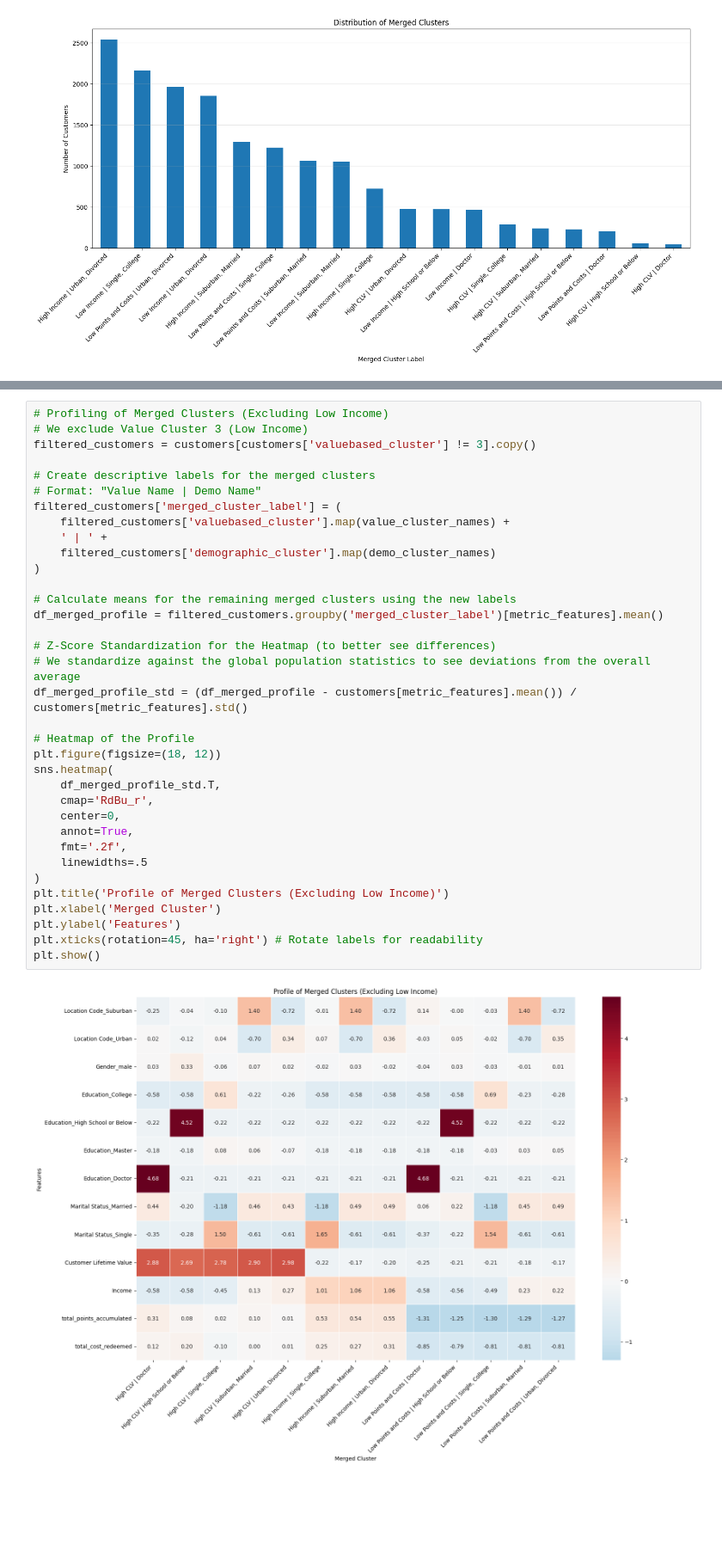
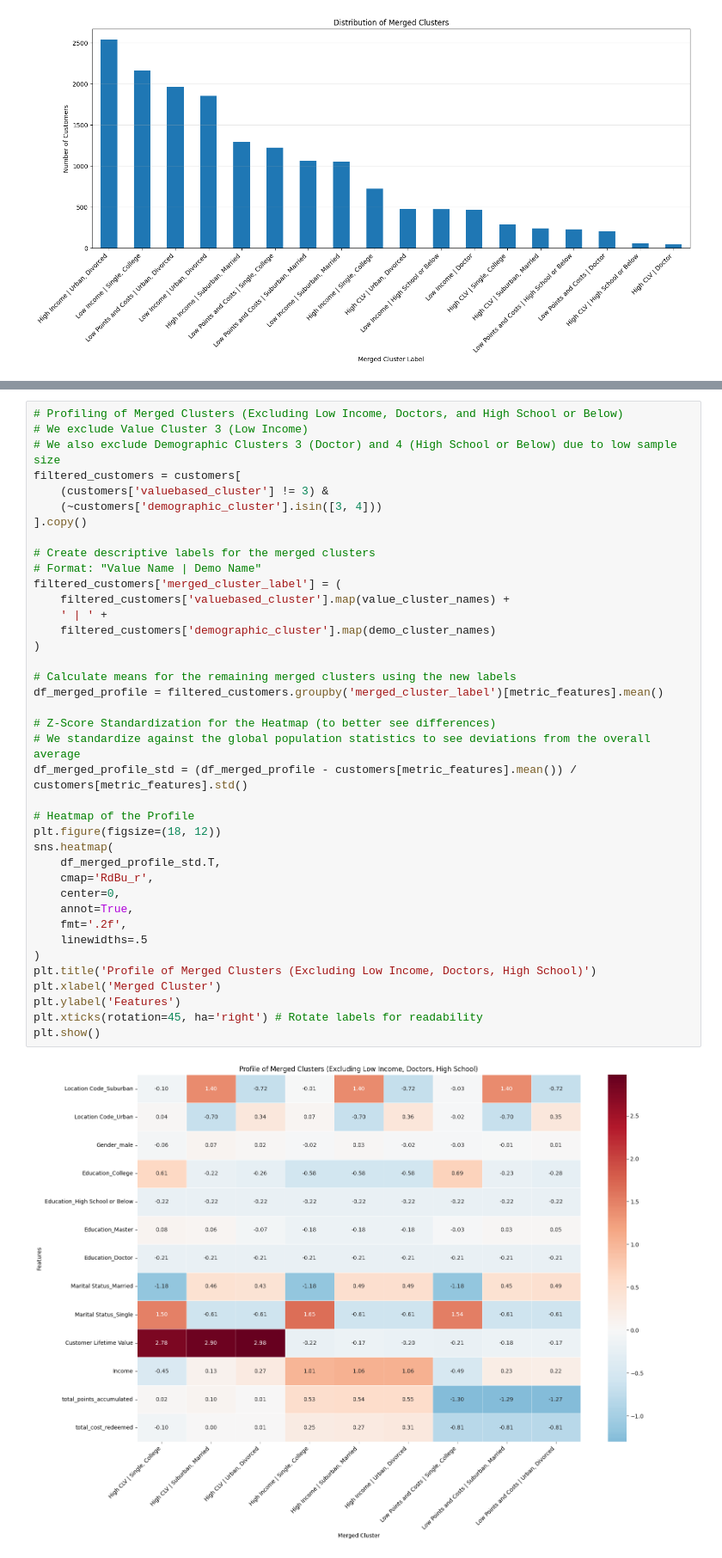
Before and after one commit to Mehmet1700/DataMining2025, a Jupyter notebook: submission2/01_Clustering.ipynb, the cells around one changed output, grey strips where cells are left out. Shown at 86% size. Drawn from its saved outputs; the diff is of its cells as text; blank space fills up the shorter version.

```diff
--- a/submission2/01_Clustering.ipynb
+++ b/submission2/01_Clustering.ipynb
@@ -1341,40 +1152,44 @@ Select the Clusters, which are most important for the interpretation.
 # %%
-# Profiling of Merged Clusters (Excluding Low Income)
+# Profiling of Merged Clusters (Excluding Low Income, Doctors, and High School or Below)
 # We exclude Value Cluster 3 (Low Income)
-filtered_customers = customers[customers['valuebased_cluster'] != 3].copy()
+# We also exclude Demographic Clusters 3 (Doctor) and 4 (High School or Below) due to low sample size
+filtered_customers = customers[
+    (customers['valuebased_cluster'] != 3) &
+    (~customers['demographic_cluster'].isin([3, 4]))
+].copy()
 
 # Create descriptive labels for the merged clusters
 # Format: "Value Name | Demo Name"
 filtered_customers['merged_cluster_label'] = (
     filtered_customers['valuebased_cluster'].map(value_cluster_names) +
     ' | ' +
     filtered_customers['demographic_cluster'].map(demo_cluster_names)
 )
 
 # Calculate means for the remaining merged clusters using the new labels
 df_merged_profile = filtered_customers.groupby('merged_cluster_label')[metric_features].mean()
 
 # Z-Score Standardization for the Heatmap (to better see differences)
 # We standardize against the global population statistics to see deviations from the overall average
 df_merged_profile_std = (df_merged_profile - customers[metric_features].mean()) / customers[metric_features].std()
 
 # Heatmap of the Profile
 plt.figure(figsize=(18, 12))
 sns.heatmap(
     df_merged_profile_std.T,
     cmap='RdBu_r',
     center=0,
     annot=True,
     fmt='.2f',
     linewidths=.5
 )
-plt.title('Profile of Merged Clusters (Excluding Low Income)')
+plt.title('Profile of Merged Clusters (Excluding Low Income, Doctors, High School)')
 plt.xlabel('Merged Cluster')
 plt.ylabel('Features')
 plt.xticks(rotation=45, ha='right') # Rotate labels for readability
 plt.show()
 # %% [output]
-[figure, old version]
+[figure, new version]
 # %%
 # --- Visualization 4: Strategic Value Matrix (Bubble Chart) ---
 # X-Axis: Segment Size (Reach)
```
Also changed, not shown: parts of 9 cells of this notebook.
